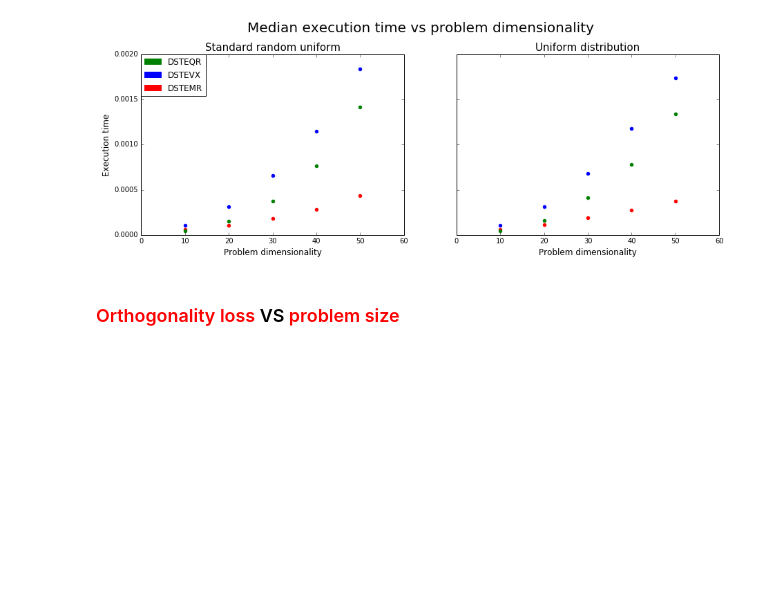
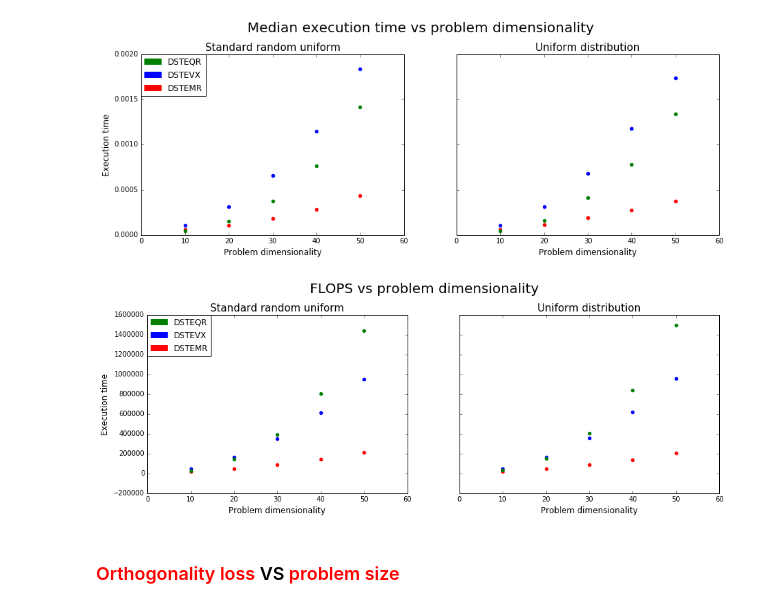
Before and after one commit to yobibyte/hpmc-eigensolvers, a Jupyter notebook: results_analysis.ipynb, the cells around one changed output. Drawn from its saved outputs; the diff is of its cells as text; code cells hidden in the pictures; blank space fills up the shorter version.

Commit message:
add flops vs dim

```diff
--- a/results_analysis.ipynb
+++ b/results_analysis.ipynb
@@ -110,6 +110,34 @@ for i in range(10, MAX_SIZE+1, 10):
     axes[1].scatter(i, np.median(d[:,1]), color='green')
 # %% [output]
 [figure]
+# %%
+f, axes = plt.subplots(1,2,sharey=True,figsize=(15,5))
+f.subplots_adjust(top=0.85);
+f.suptitle('FLOPS vs problem dimensionality', fontsize=20)
+axes[0].set_ylabel('Execution time', fontsize=12)
+axes[0].set_xlabel('Problem dimensionality', fontsize=12)
+axes[1].set_xlabel('Problem dimensionality', fontsize=12)
+f.legend(labels=['DSTEQR', 'DSTEVX','DSTEMR'], handles=[mpatches.Patch(color='green'),mpatches.Patch(color='blue'),mpatches.Patch(color='red')], loc = (0.081, 0.677), ncol=1)
+
+axes[0].set_title('Standard random uniform', fontsize=15)
+for i in range(10, MAX_SIZE+1, 10):
+    d = np.array(data_sva['standard-random-uniform']['dstevx'][i])
+    axes[0].scatter(i, np.median(d[:,2]), color='blue')
+    d = np.array(data_sva['standard-random-uniform']['dstemr'][i])
+    axes[0].scatter(i, np.median(d[:,2]), color='red')
+    d = np.array(data_sva['standard-random-uniform']['dsteqr'][i])
+    axes[0].scatter(i, np.median(d[:,2]), color='green')
+
+axes[1].set_title('Uniform distribution', fontsize=15)
+for i in range(10, MAX_SIZE+1, 10):
+    d = np.array(data_sva['uniform-eigenvalues-dist']['dstevx'][i])
+    axes[1].scatter(i, np.median(d[:,2]), color='blue')
+    d = np.array(data_sva['uniform-eigenvalues-dist']['dstemr'][i])
+    axes[1].scatter(i, np.median(d[:,2]), color='red')
+    d = np.array(data_sva['uniform-eigenvalues-dist']['dsteqr'][i])
+    axes[1].scatter(i, np.median(d[:,2]), color='green')
+# %% [output]
+[figure, added]
 # %% [markdown]
 ### <font color='red'>Orthogonality loss</font>  VS  <font color='red'>problem size</font>
 # %%
```
Also changed, not shown: 1 other file.
